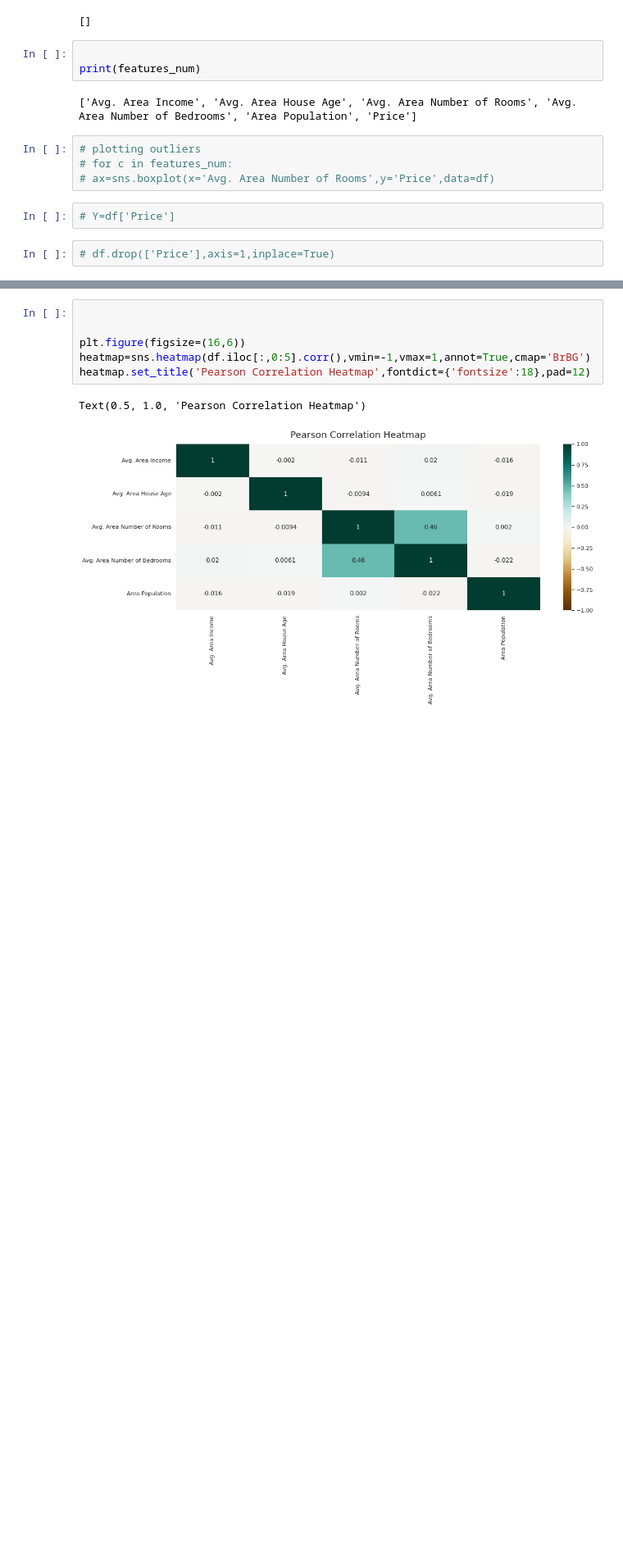
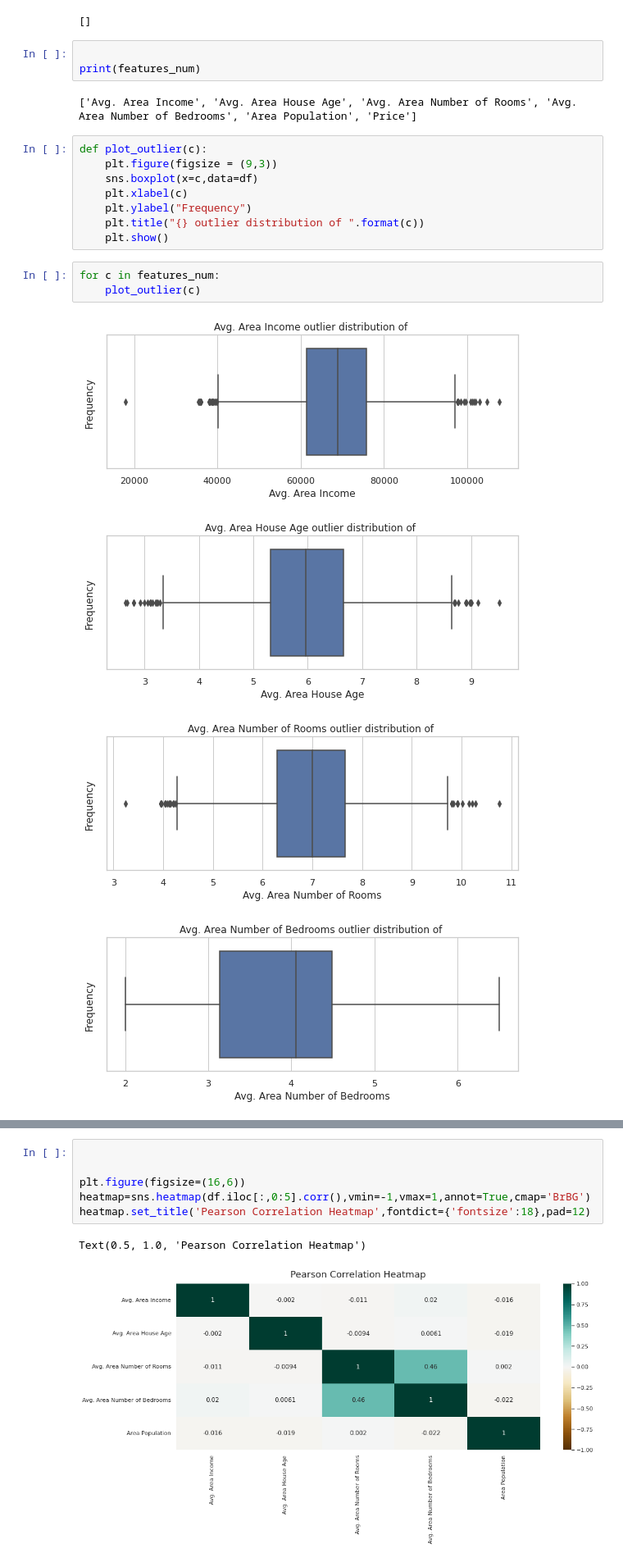
Before and after one commit to MajorCode869/sem5, a Jupyter notebook: usa-housing-1.ipynb, the cells around one changed output, grey strips where cells are left out. Shown at 82% size. Drawn from its saved outputs; the diff is of its cells as text; blank space fills up the shorter version.

```diff
--- a/usa-housing-1.ipynb
+++ b/usa-housing-1.ipynb
@@ -98,11 +98,19 @@ print(features_cat)
 print(features_num)
 # %% [output]
 ['Avg. Area Income', 'Avg. Area House Age', 'Avg. Area Number of Rooms', 'Avg. Area Number of Bedrooms', 'Area Population', 'Price']
-# %%
-# plotting outliers
-# for c in features_num:
-# ax=sns.boxplot(x='Avg. Area Number of Rooms',y='Price',data=df)
-# %%
-# Y=df['Price']
-# %%
-# df.drop(['Price'],axis=1,inplace=True)
+# %%
+def plot_outlier(c):
+    plt.figure(figsize = (9,3))
+    sns.boxplot(x=c,data=df)
+    plt.xlabel(c)
+    plt.ylabel("Frequency")
+    plt.title("{} outlier distribution of ".format(c))
+    plt.show()
+# %%
+for c in features_num:
+    plot_outlier(c)
+# %% [output]
+[figure, added]
+[figure, added]
+[figure, added]
+[figure, added]
```
Also changed, not shown: parts of 6 cells of this notebook.
